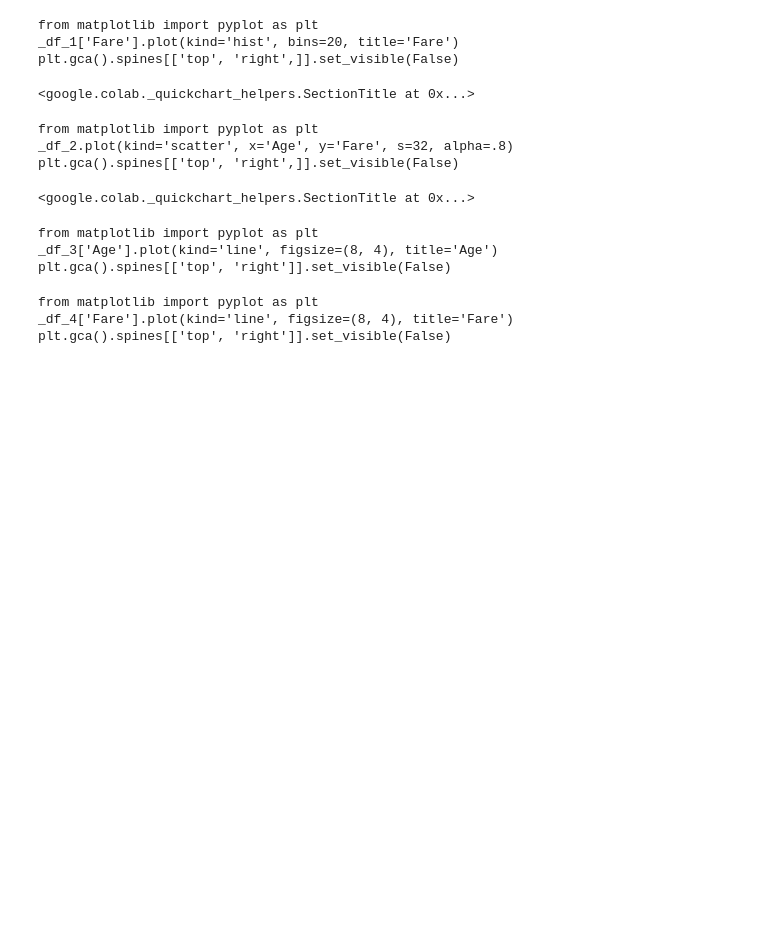
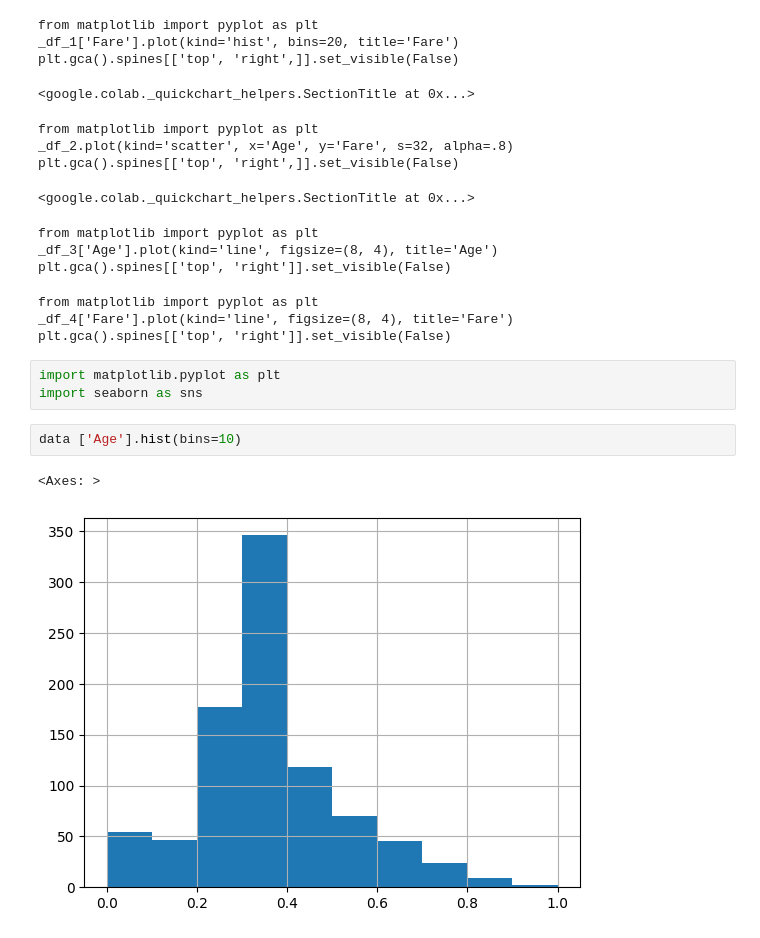
Before and after one commit to 2403A51L33/Myn-Personal, a Jupyter notebook: Untitled0.ipynb, the cells around one changed output. Drawn from its saved outputs; the diff is of its cells as text; blank space fills up the shorter version.

```diff
--- a/Untitled0.ipynb
+++ b/Untitled0.ipynb
@@ -91,3 +91,11 @@ plt.gca().spines[['top', 'right']].set_visible(False)
 from matplotlib import pyplot as plt
 _df_4['Fare'].plot(kind='line', figsize=(8, 4), title='Fare')
 plt.gca().spines[['top', 'right']].set_visible(False)
+# %%
+import matplotlib.pyplot as plt
+import seaborn as sns
+# %%
+data ['Age'].hist(bins=10)
+# %% [output]
+<Axes: >
+[figure, added]
```
Also changed, not shown: parts of 1 cell of this notebook.
